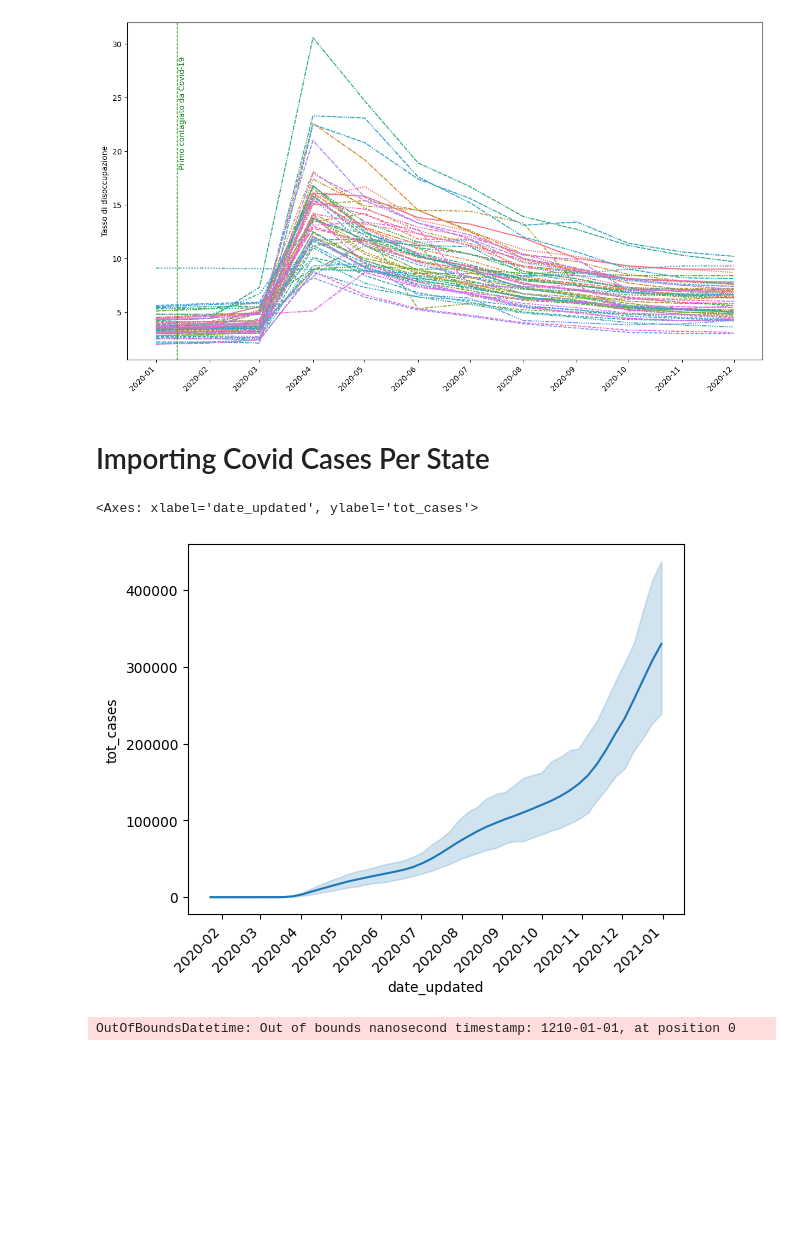
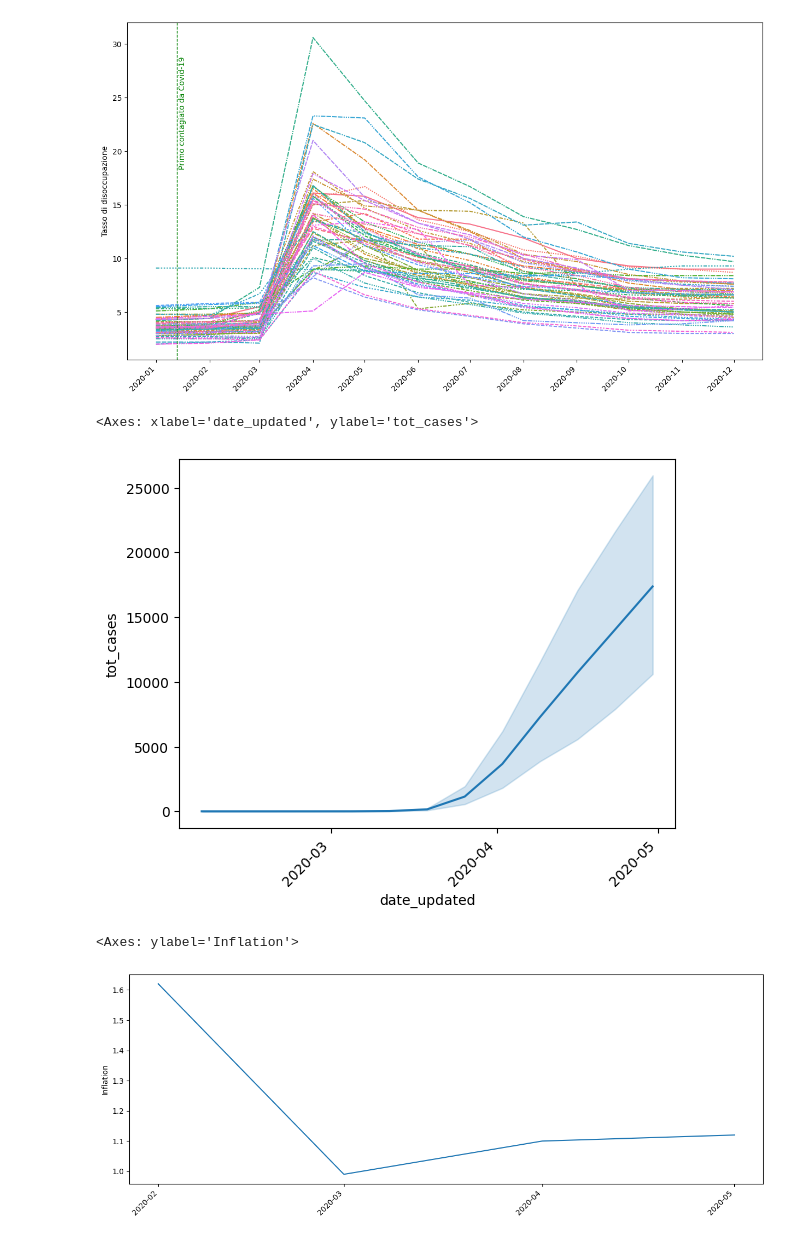
Before and after one commit to lastxxix/USEconomicAnalysis_DataScience, a Jupyter notebook: EDA.ipynb, the cells around one changed output. Drawn from its saved outputs; the diff is of its cells as text; code cells hidden in the pictures; blank space fills up the shorter version.

```diff
--- a/test.ipynb
+++ b/EDA.ipynb
@@ -90,24 +73,26 @@ plt.ylabel("Tasso di disoccupazione")
 # %% [output]
 Text(0, 0.5, 'Tasso di disoccupazione')
 [figure]
-# %% [markdown]
-# Importing Covid Cases Per State
 # %%
 # Importing covid cases per state
 
 covidCasesDf = pd.read_csv("data/covid_per_state.csv")
 covidCasesDf['date_updated'] = pd.to_datetime(covidCasesDf['date_updated'])
 covidCasesDf['start_date'] = pd.to_datetime(covidCasesDf['start_date'])
 covidCasesDf['end_date'] = pd.to_datetime(covidCasesDf['end_date'])
 
-covid2020Filter = (covidCasesDf['date_updated'] >= "2020-01-01") & (covidCasesDf['date_updated'] <= "2020-12-31")
+covid2020Filter = (covidCasesDf['date_updated'] >= "2020-01-31") & (covidCasesDf['date_updated'] <= "2020-4-30")
 plt.gca().xaxis.set_major_formatter(plt.matplotlib.dates.DateFormatter('%Y-%m'))
 plt.xticks(dfUnrate.index, rotation=45, ha='right')
 sns.lineplot(covidCasesDf[covid2020Filter], x='date_updated', y='tot_cases')
 # %% [output]
 <Axes: xlabel='date_updated', ylabel='tot_cases'>
-[figure, old version]
+[figure, new version]
-# %%
-fred.search("inflation", filter=("frequency", "Monthly"))
-# %% [output]
-OutOfBoundsDatetime: Out of bounds nanosecond timestamp: 1210-01-01, at position 0
+# %%
+plt.figure(figsize=(15,5))
+plt.gca().xaxis.set_major_formatter(plt.matplotlib.dates.DateFormatter('%Y-%m'))
+plt.xticks(dfUnrate.index, rotation=45, ha='right')
+inflationIndex2020 = (inflation.index >= "2020-02-01") & (inflation.index <= "2020-5-31")
+# %% [output]
+<Axes: ylabel='Inflation'>
+[figure, added]
```
Also changed, not shown: parts of 6 cells of this notebook, 5 other files.
